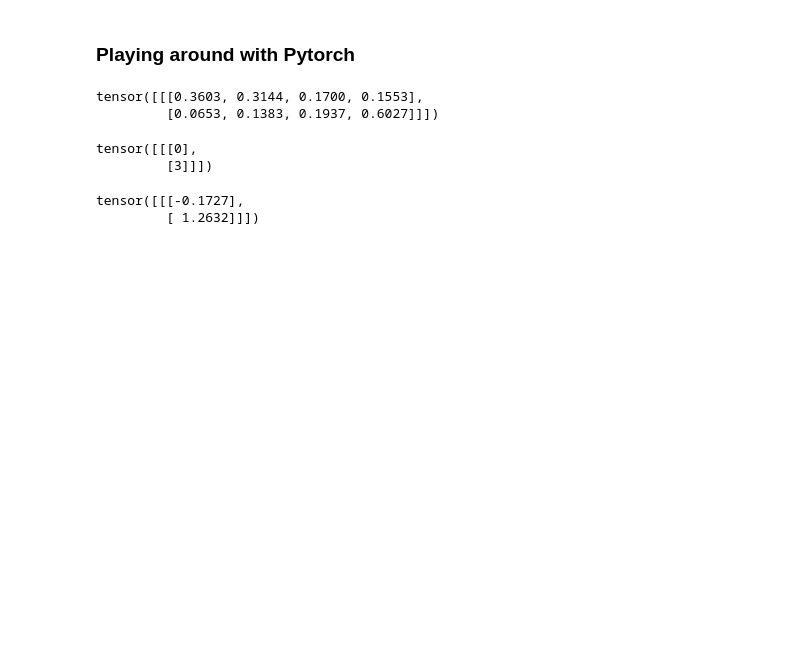
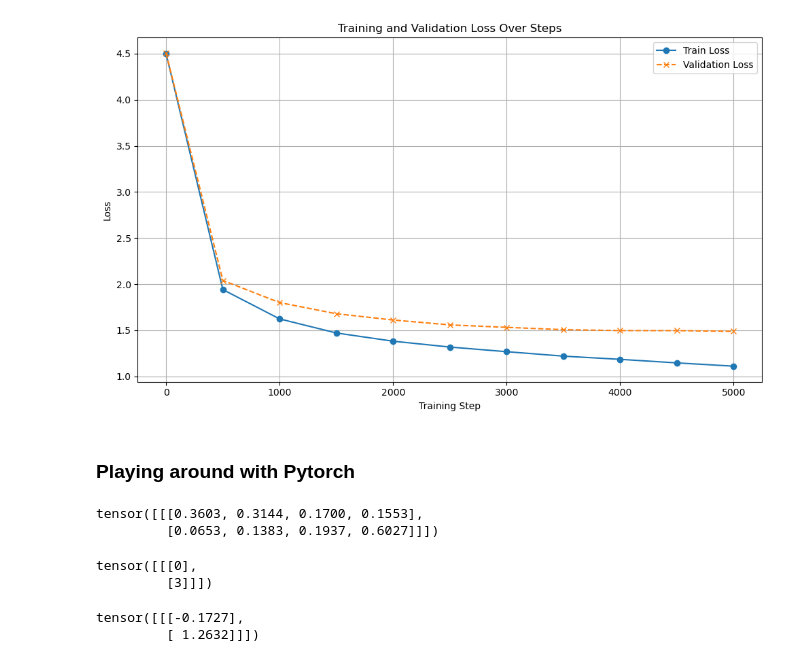
Before and after one commit to rohank36/llm, a Jupyter notebook: test.ipynb, the cells around one changed output. Drawn from its saved outputs; the diff is of its cells as text; code cells hidden in the pictures; blank space fills up the shorter version.

Commit message:
added code to generate plot

```diff
--- a/test.ipynb
+++ b/test.ipynb
@@ -3,6 +3,54 @@ import numpy as np
 import pandas as pd
 import torch
 import tiktoken
+# %%
+import matplotlib.pyplot as plt
+import pandas as pd
+import io
+
+# Data provided in the markdown table
+data = """
+Step | Train Loss | Val Loss
+------|------------|----------
+0     | 4.4980     | 4.5034
+500   | 1.9412     | 2.0405
+1000  | 1.6235     | 1.8004
+1500  | 1.4709     | 1.6795
+2000  | 1.3818     | 1.6115
+2500  | 1.3184     | 1.5588
+3000  | 1.2681     | 1.5318
+3500  | 1.2199     | 1.5068
+4000  | 1.1852     | 1.4971
+4500  | 1.1466     | 1.4965
+4999  | 1.1111     | 1.4888
+"""
+
+# Read the data into a pandas DataFrame
+df = pd.read_csv(io.StringIO(data), sep='|', skipinitialspace=True)
+
+# Clean up DataFrame (remove extra spaces and empty columns from markdown table parsing)
+df.columns = [col.strip() for col in df.columns]
+df = df.iloc[1:] # Skip the separator line
+df = df[['Step', 'Train Loss', 'Val Loss']] # Select only relevant columns
+df = df.apply(pd.to_numeric, errors='coerce') # Convert to numeric
+
+# Plotting
+plt.figure(figsize=(10, 6))
+plt.plot(df['Step'], df['Train Loss'], label='Train Loss', marker='o', linestyle='-')
+plt.plot(df['Step'], df['Val Loss'], label='Validation Loss', marker='x', linestyle='--')
+
+plt.title('Training and Validation Loss Over Steps')
+plt.xlabel('Training Step')
+plt.ylabel('Loss')
+plt.grid(True)
+plt.legend()
+plt.tight_layout() # Adjust layout to prevent labels from overlapping
+
+# Save the plot
+plot_filename = 'loss_plot.png'
+plt.savefig(plot_filename)
+# %% [output]
+[figure, added]
 # %% [markdown]
 ### Playing around with Pytorch
 # %%
```
